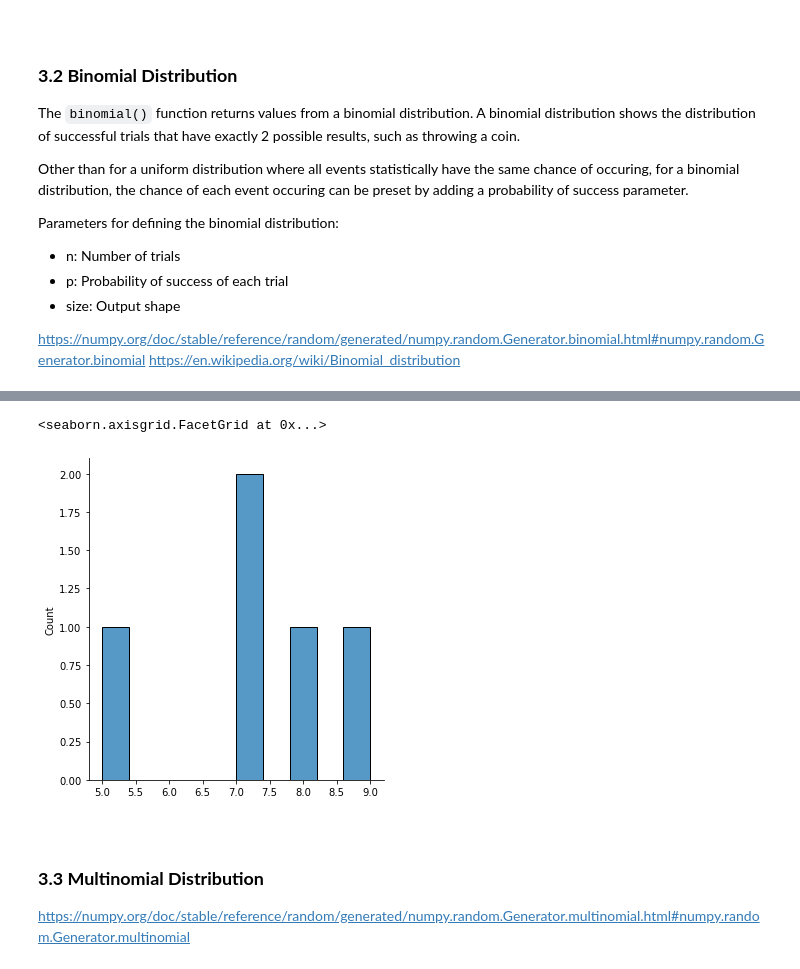
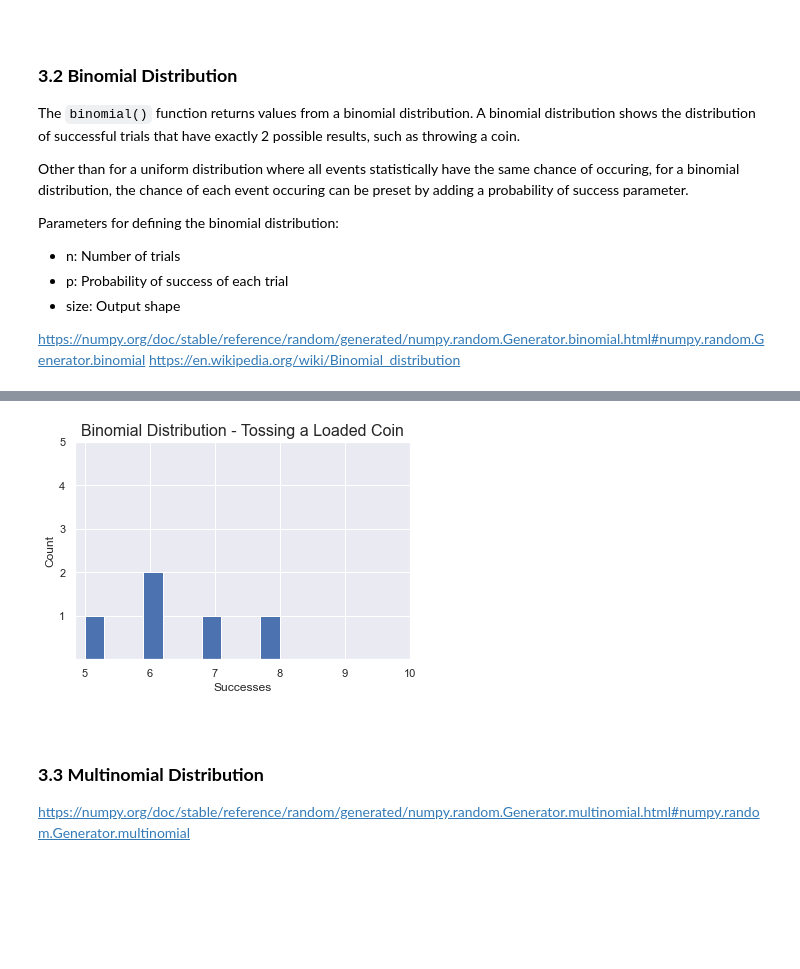
Before and after one commit to ssteffens/programming-data-analysis-assignment, a Jupyter notebook: numpy-random.ipynb, the cells around one changed output, grey strips where cells are left out. Cells and saved outputs as stored; diff of their text form; code cells hidden in the pictures; blank space fills up the shorter version.

```diff
--- a/numpy-random.ipynb
+++ b/numpy-random.ipynb
@@ -390,11 +389,14 @@ array([5, 7, 8, 7, 9], dtype=int64)
-# %%
-# Histogram of tossing a loaded coin
-sns.displot(bin_dist_loaded, bins=10)
-
-# https://www.statology.org/binomial-distribution-python/
-# %% [output]
-<seaborn.axisgrid.FacetGrid at 0x...>
-[figure, removed]
+# %%
+# Histogram of tossing a loaded coin
+plt.hist(bin_dist_loaded)
+plt.title('Binomial Distribution - Tossing a Loaded Coin', fontsize = 16)
+plt.xlabel('Successes')
+plt.ylabel('Count')
+plt.xticks(np.arange(5, 11, 1))
+plt.yticks(np.arange(1, 6, 1))
+plt.show()
+# %% [output]
+[figure, added]
 # %% [markdown]
 <br>
 
```
Also changed, not shown: parts of 41 cells of this notebook.
